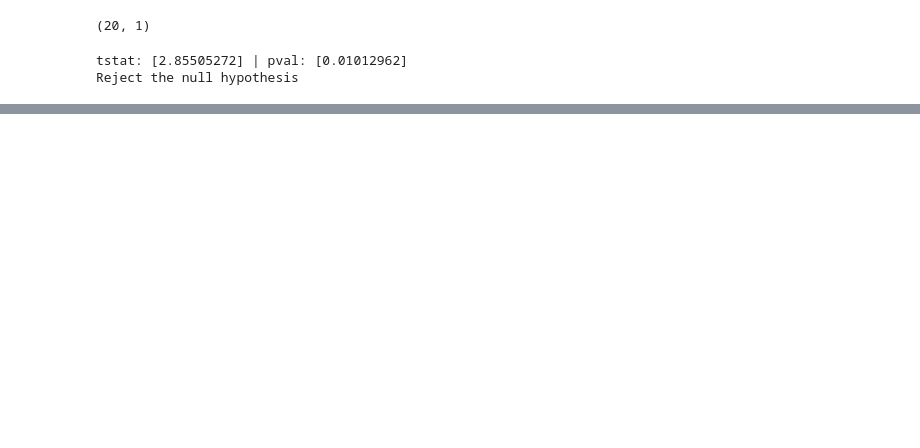
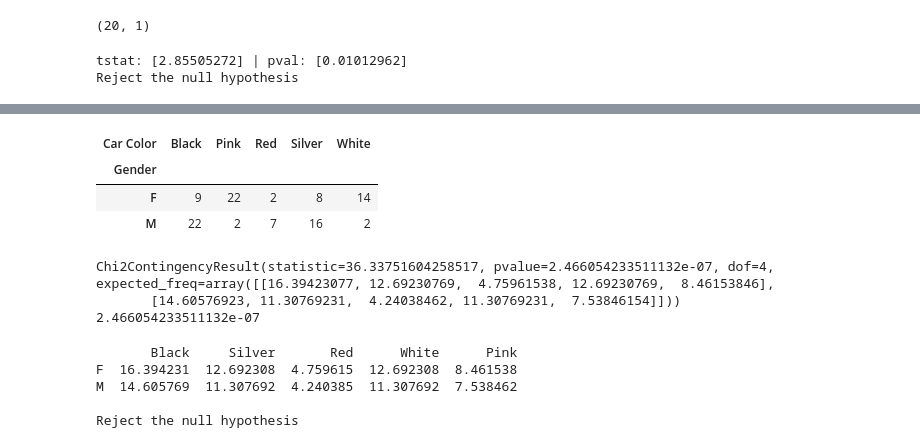
Before and after one commit to chai923/AIML, a Jupyter notebook: 240218-AIML-lecture_stattesting.ipynb, the cells around one changed output, grey strips where cells are left out. Cells and saved outputs as stored; diff of their text form; code cells hidden in the pictures; blank space fills up the shorter version.

Commit message:
Lecture updates: data management

```diff
--- a/240218-AIML-lecture_stattesting.ipynb
+++ b/240218-AIML-lecture_stattesting.ipynb
@@ -150,0 +228,3 @@ Reject the null hypothesis
+# %%
+df_shop = pd.read_csv('StatsDatasets/Shopping.csv')
+df_shop.head()
@@ -150,0 +271,40 @@ Reject the null hypothesis
+# %%
+#step 2: crosstab
+count_table = pd.crosstab(df_shop['Gender'],df_shop['Car Color'])
+count_table
+# %% [output]
+| Car Color | Black | Pink | Red | Silver | White |
+| Gender |  |  |  |  |  |
+| F | 9 | 22 | 2 | 8 | 14 |
+| M | 22 | 2 | 7 | 16 | 2 |
+# %%
+#calculate the chi-squared and p-val stats
+from scipy.stats import chi2_contingency as chi2c
+
+results = chi2c(count_table)
+print(results)
+print(results.pvalue)
+
+#The outputs:
+    #statistic: float. the test statistic
+    #p-value: float. p-val for the test
+    #DoF: int. degrees of freedom
+    #expected_freqnd: array, same shape as given.
+# %% [output]
+Chi2ContingencyResult(statistic=36.33751604258517, pvalue=2.466054233511132e-07, dof=4, expected_freq=array([[16.39423077, 12.69230769,  4.75961538, 12.69230769,  8.46153846],
+       [14.60576923, 11.30769231,  4.24038462, 11.30769231,  7.53846154]]))
+2.466054233511132e-07
+# %%
+#let's convert the expected freq into a dataframe
+expDF= pd.DataFrame(data=results.expected_freq,
+                     index=['F','M'],
+                     columns=['Black','Silver','Red','White','Pink'])
+print(expDF)
+print('')
+hypothtest(results.pvalue)
+# %% [output]
+       Black     Silver       Red      White      Pink
+F  16.394231  12.692308  4.759615  12.692308  8.461538
+M  14.605769  11.307692  4.240385  11.307692  7.538462
+
+Reject the null hypothesis
```
Also changed, not shown: parts of 30 cells of this notebook, 3 other files.
